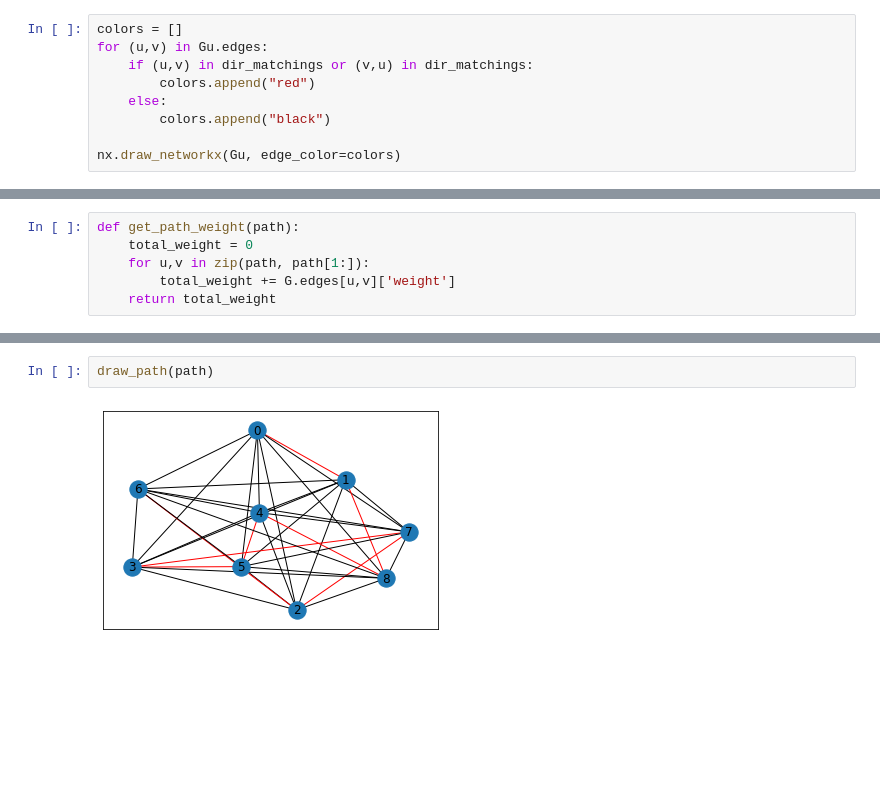
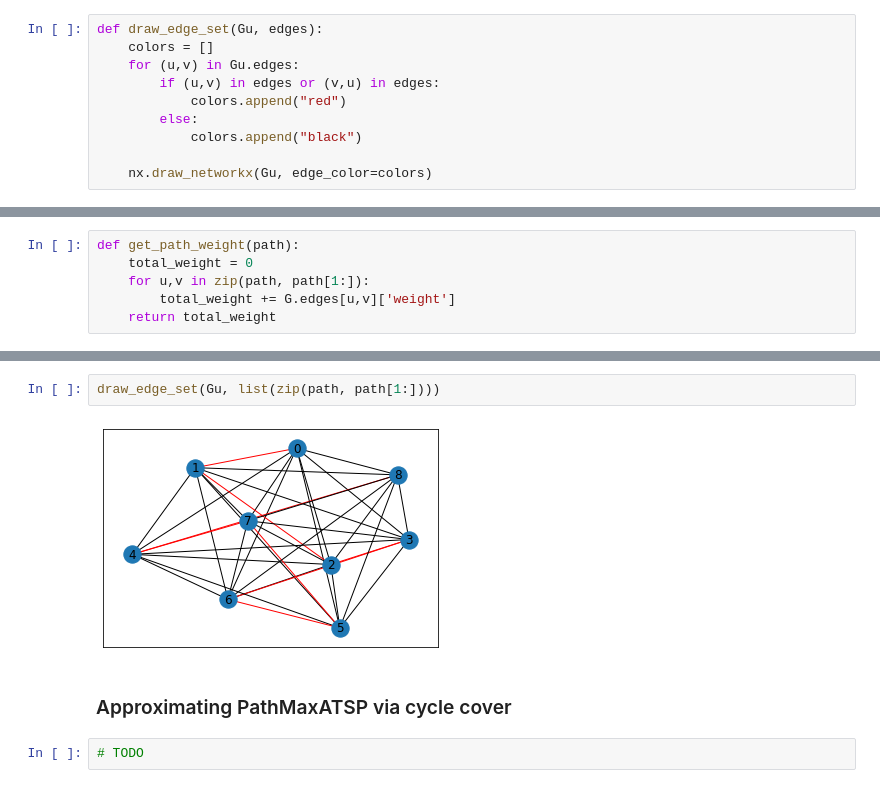
Before and after one commit to UIC-InDeXLab/news-ordering, a Jupyter notebook: news_ordering.ipynb, the cells around one changed output, grey strips where cells are left out. Cells and saved outputs as stored; diff of their text form; blank space fills up the shorter version.

Commit message:
Abstract graph drawing method

```diff
--- a/news_ordering.ipynb
+++ b/news_ordering.ipynb
@@ -34,9 +34,10 @@ print(dir_matchings)
 # %%
-colors = []
-for (u,v) in Gu.edges:
-    if (u,v) in dir_matchings or (v,u) in dir_matchings:
-        colors.append("red")
-    else:
-        colors.append("black")
+def draw_edge_set(Gu, edges):
+    colors = []
+    for (u,v) in Gu.edges:
+        if (u,v) in edges or (v,u) in edges:
+            colors.append("red")
+        else:
+            colors.append("black")
 
-nx.draw_networkx(Gu, edge_color=colors)
+    nx.draw_networkx(Gu, edge_color=colors)
@@ -82,4 +74,8 @@ def draw_path(path):
 # %%
-draw_path(path)
+draw_edge_set(Gu, list(zip(path, path[1:])))
 # %% [output]
-[figure, old version]
+[figure, new version]
+# %% [markdown]
+### Approximating PathMaxATSP via cycle cover
+# %%
+# TODO
```
Also changed, not shown: parts of 8 cells of this notebook.
